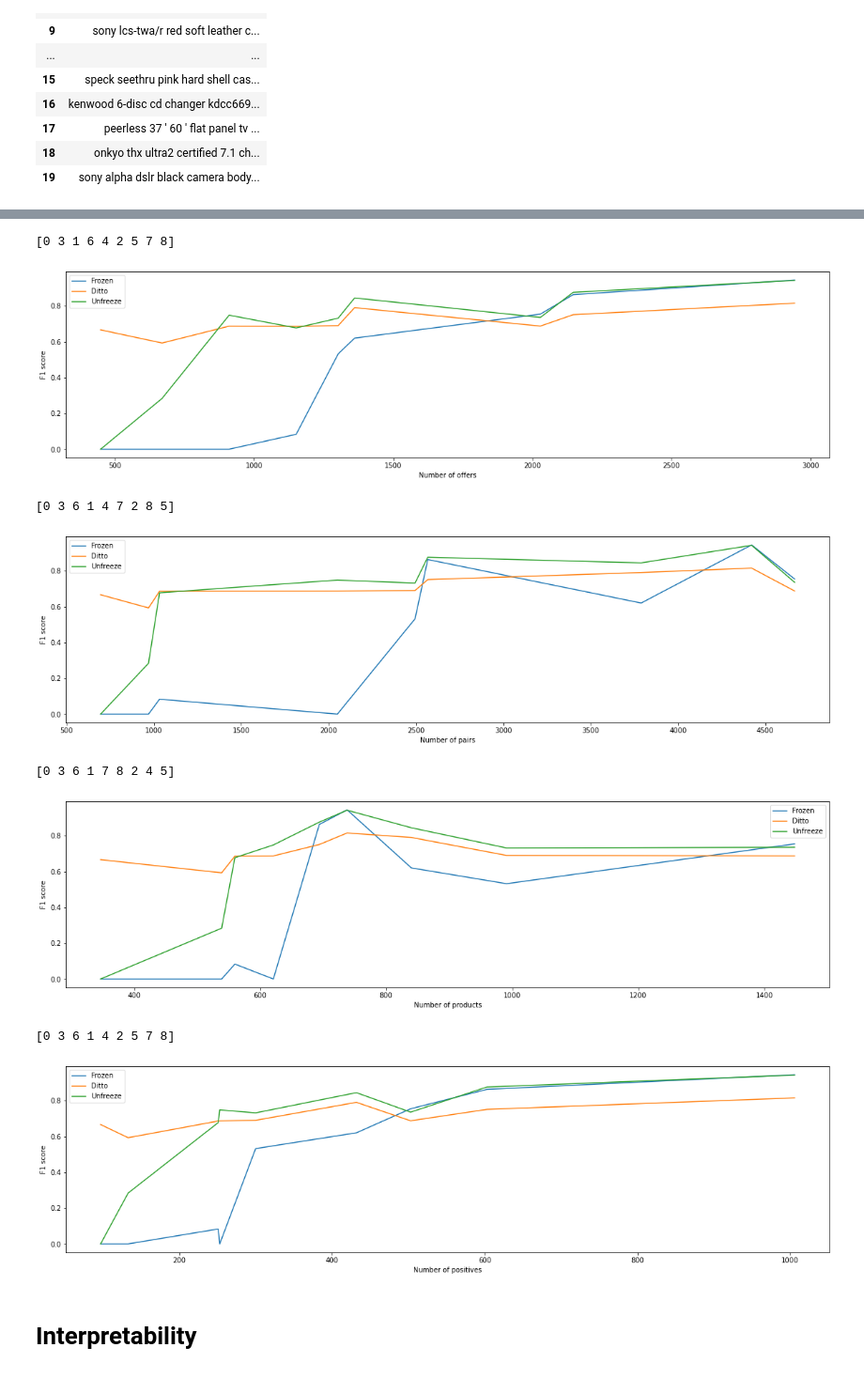
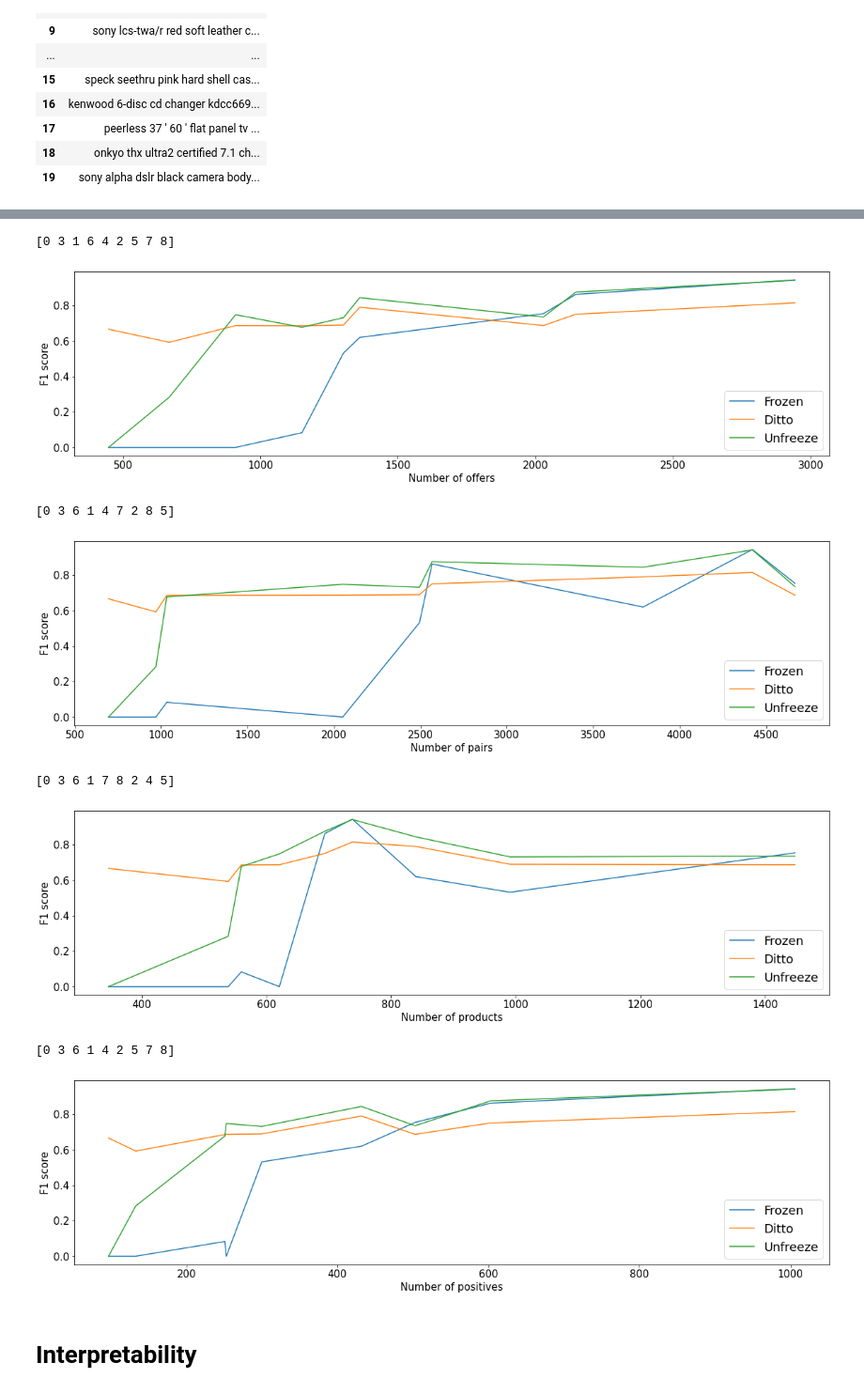
Before and after one commit to damianr13/master-thesis-kth, a Jupyter notebook: notebooks/data_insights.ipynb, the cells around one changed output, grey strips where cells are left out. Shown at 94% size. Drawn from its saved outputs; the diff is of its cells as text; code cells hidden in the pictures.

```diff
--- a/notebooks/data_insights.ipynb
+++ b/notebooks/data_insights.ipynb
@@ -226,8 +235,8 @@ from wandb.apis.public import Run
 import os
 import wandb
 
-interim_dir = '../data/interim/'
-processed_dir = '../data/processed/contrastive/'
+interim_dir = 'data/interim/'
+processed_dir = 'data/processed/contrastive/'
 datasets = os.listdir(interim_dir)
 datasets = sorted(datasets)
 
@@ -324,36 +320,38 @@ You should consider upgrading via the '/home/robert/tools/anaconda3/bin/python -
+# %%
+plt.rc('font', size=15)
 # %%
 import matplotlib.pyplot as plt
 import numpy as np
 
 plt.rcParams["figure.figsize"]=20,5
 
 for x_axis in ['offers', 'pairs', 'products', 'positives']:
     x = [d[x_axis] for d in data_for_samples.values()]
     sorted_indices = np.argsort(x)
     print(sorted_indices)
     x = np.array(x)[sorted_indices]
 
     y_frozen = np.array([d['frozen'] for d in data_for_samples.values()])[sorted_indices]
     y_ditto = np.array([d['ditto'] for d in data_for_samples.values()])[sorted_indices]
     y_unfreeze = np.array([d['unfreeze'] for d in data_for_samples.values()])[sorted_indices]
 
     plt.plot(x, y_frozen, label='Frozen')
     plt.plot(x, y_ditto, label='Ditto')
     plt.plot(x, y_unfreeze, label='Unfreeze')
 
     plt.xlabel(f'Number of {x_axis}')
     plt.ylabel('F1 score')
-    plt.legend()
+    plt.legend(fontsize=18)
     plt.show()
 # %% [output]
 [0 3 1 6 4 2 5 7 8]
-[figure, old version]
+[figure, new version]
 [0 3 6 1 4 7 2 8 5]
-[figure, old version]
+[figure, new version]
 [0 3 6 1 7 8 2 4 5]
-[figure, old version]
+[figure, new version]
 [0 3 6 1 4 2 5 7 8]
-[figure, old version]
+[figure, new version]
 # %% [markdown]
 # Interpretability
 # %%
```
Also changed, not shown: parts of 7 cells of this notebook, 9 other files.
